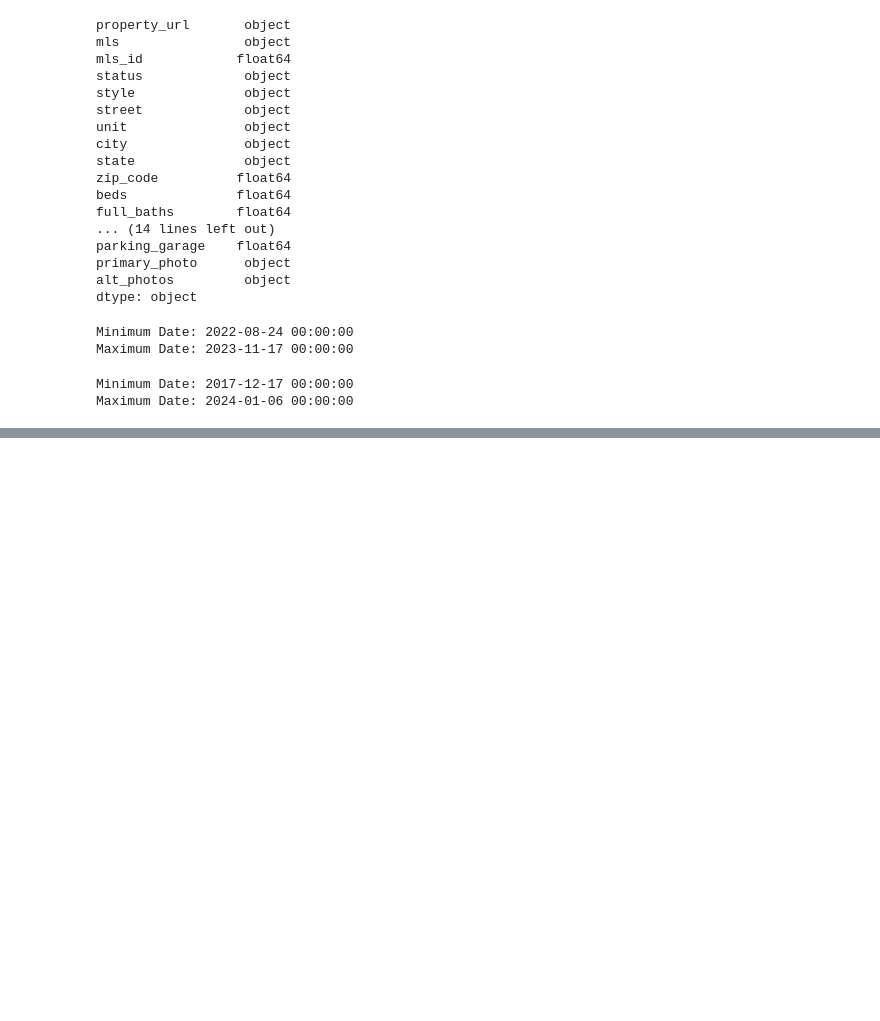
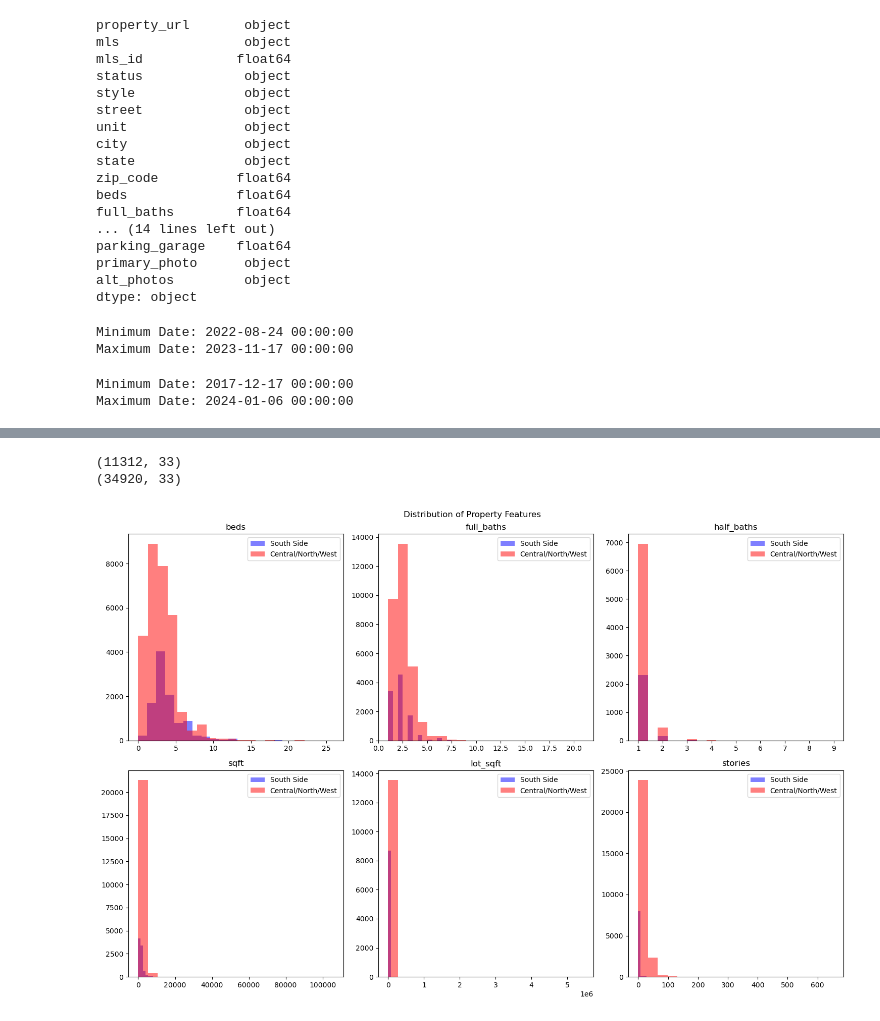
Before and after one commit to idellinger/SafeHaven-Chicago-Crime-and-Housing, a Jupyter notebook: eda.ipynb, the cells around one changed output, grey strips where cells are left out. Drawn from its saved outputs; the diff is of its cells as text; code cells hidden in the pictures; blank space fills up the shorter version.

```diff
--- a/eda.ipynb
+++ b/eda.ipynb
@@ -121,0 +156,6 @@ Name: count, Length: 77, dtype: int64
+# %%
+# Combine South Side neighborhoods
+south_side = south_side_neighborhoods + southwest_side_neighborhoods + far_southwest_side_neighborhoods + southeast_side_neighborhoods
+
+# Combine Central, North, and West Side neighborhoods
+central_north_west = central + far_north_side + north_side + northwest_side + west_side
@@ -121,0 +210,27 @@ Name: count, Length: 77, dtype: int64
+# %%
+print(south_side_df.shape)
+print(central_north_west_df.shape)
+# %% [output]
+(11312, 33)
+(34920, 33)
+# %%
+south_side_df = properties_with_neighborhood[properties_with_neighborhood['community'].isin(south_side)]
+
+central_north_west_df = properties_with_neighborhood[properties_with_neighborhood['community'].isin(central_north_west)]
+
+features = ['beds', 'full_baths', 'half_baths', 'sqft', 'lot_sqft', 'stories']
+
+fig, axs = plt.subplots(nrows=2, ncols=3, figsize=(15, 10))
+fig.suptitle('Distribution of Property Features')
+
+for i, feature in enumerate(features):
+    ax = axs[i // 3][i % 3]
+    ax.hist(south_side_df[feature].dropna(), bins=20, alpha=0.5, label='South Side', color='blue')
+    ax.hist(central_north_west_df[feature].dropna(), bins=20, alpha=0.5, label='Central/North/West', color='red')
+    ax.set_title(feature)
+    ax.legend()
+
+plt.tight_layout()
+plt.show()
+# %% [output]
+[figure, added]
```
Also changed, not shown: parts of 18 cells of this notebook, 4 other files.
